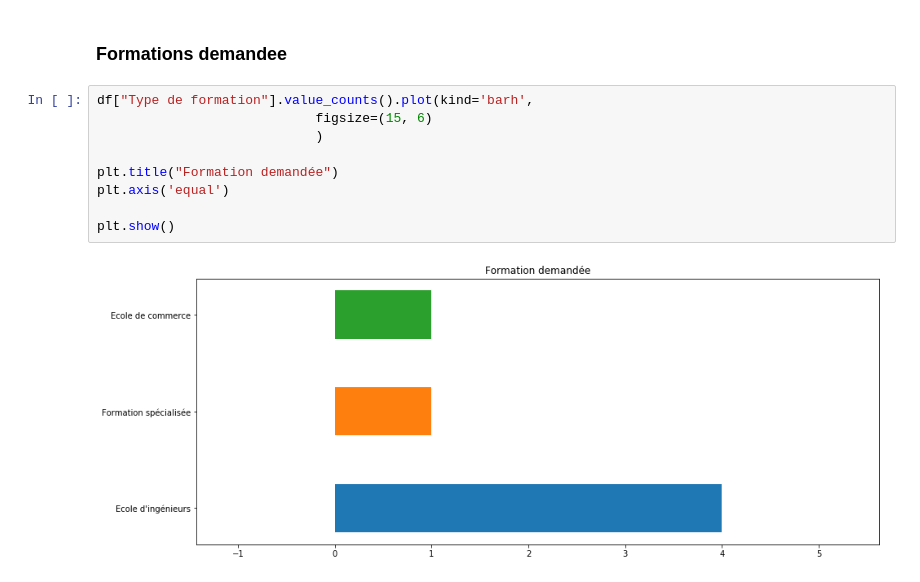
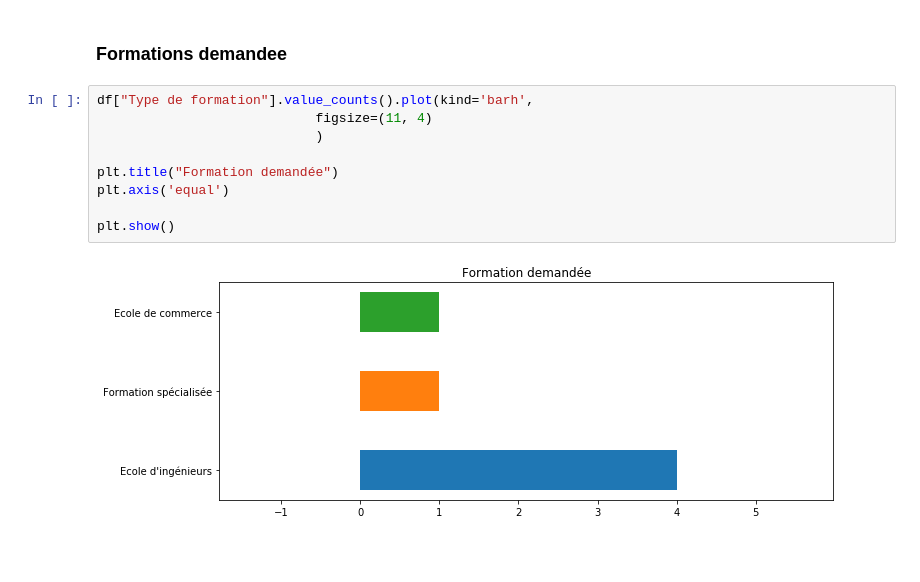
Before and after one commit to mshtyusuf/Web-Scraping-Assignement, a Jupyter notebook: AmalJob scraping.ipynb, the cells around one changed output. Saved outputs shown, nothing was run; the diff lists cells and outputs as text; blank space fills up the shorter version.

```diff
--- a/AmalJob scraping.ipynb
+++ b/AmalJob scraping.ipynb
@@ -303,12 +303,12 @@ plt.show()
 ### Formations demandee
 # %%
 df["Type de formation"].value_counts().plot(kind='barh',
-                            figsize=(15, 6)
+                            figsize=(11, 4)
                             )
 
 plt.title("Formation demandée")
 plt.axis('equal')
 
 plt.show()
 # %% [output]
-[figure, old version]
+[figure, new version]
```
Also changed, not shown: parts of 3 cells of this notebook.
